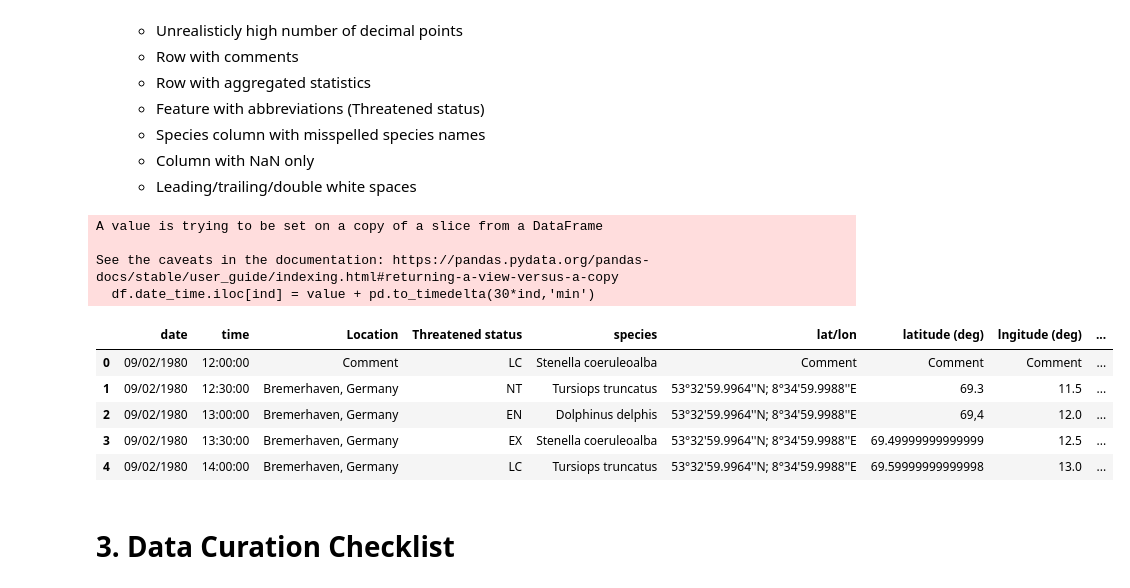
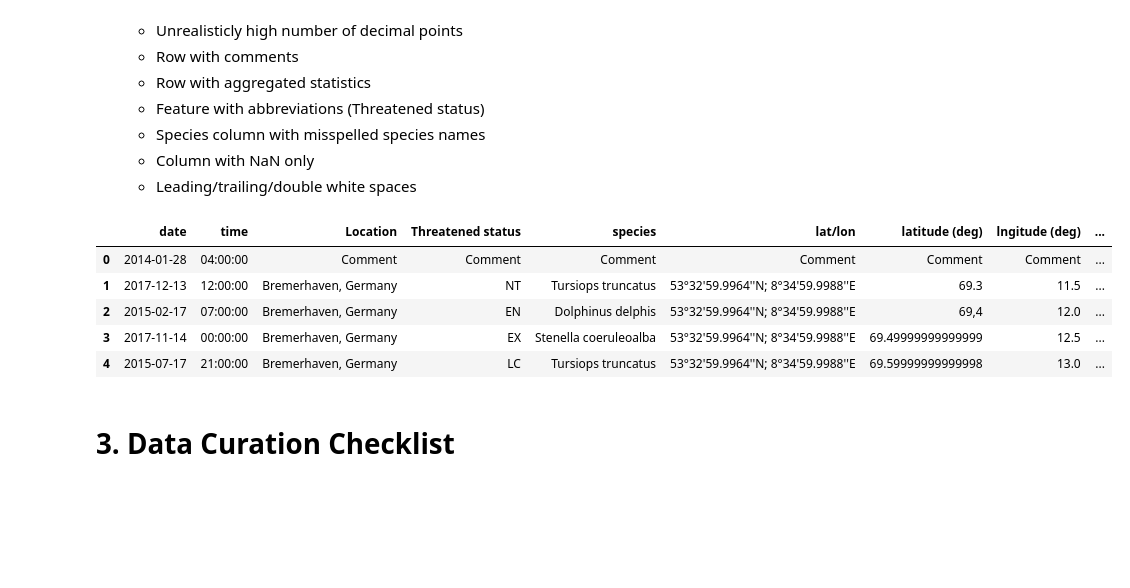
Before and after one commit to pangaea-data-publisher/community-workshop-material, a Jupyter notebook: Python/Data_curation_checklist/Data_curation_checklist.ipynb, the cells around one changed output. Saved outputs shown, nothing was run; the diff lists cells and outputs as text; code cells hidden in the pictures; blank space fills up the shorter version.

Commit message:
Changed date generation for test data table

```diff
--- a/Python/Data_curation_checklist/Data_curation_checklist.ipynb
+++ b/Python/Data_curation_checklist/Data_curation_checklist.ipynb
@@ -49,27 +46,18 @@ Requirement already satisfied: certifi in c:\users\marum2022\documents\marum\pyt
 # %%
 # Function to create fake data
 def create_fake_df():
-  lat = np.arange(start = 69.2, stop = 89, step = 0.1).reshape(-1)
-  lon = np.arange(start = 11, stop = 110, step = 0.5).reshape(-1)
-  depth =  np.arange(start = 1, stop = 100, step = 0.5).reshape(-1)
-  temp = np.random.rand(len(depth),1).reshape(-1)
+  # Add numeric features
+  df = pd.DataFrame()
+  df['latitude (deg)'] = np.arange(start = 69.2, stop = 89, step = 0.1).reshape(-1)
+  df['lngitude (deg)'] = np.arange(start = 11, stop = 110, step = 0.5).reshape(-1)
+  df['water depth (cm)'] = np.arange(start = 1, stop = 100, step = 0.5).reshape(-1)
+  df['water temperature (degC)'] = np.random.rand(len(df),1).reshape(-1)
 
-  # convert to dataframe
-  df = pd.DataFrame()
-  df['latitude (deg)'] = lat
-  df['lngitude (deg)'] = lon
-  df['water depth (cm)'] = depth
-  df['water temperature (degC)'] = temp
+  # Add object feature
   df['Location'] = "Bremerhaven, Germany"
 
   # Add geolocations in degrees and in a single field
   df['lat/lon'] = "53°32'59.9964''N; 8°34'59.9988''E"
-
-  # Add row with comments
-  df.loc[0] = df.shape[1]*["Comment"]
-
-  # Add row at the end with sum
-  df.loc[len(df)] = df.shape[1]*["Total sum"]
 
   # Create parameter with abbreviations
   threatened_status = 100*["LC", "NT", "EN", "EX"]
@@ -79,24 +67,27 @@ def create_fake_df():
   species = 100*["Stenella coeruleoalba", "Tursiops truncatus", "Dolphinus delphis"]
   df['species'] = species[0:len(df)]
 
+  # Add row with comments
+  df.loc[0] = df.shape[1]*["Comment"]
+
+  # Add row at the end with "Total sum"
+  df.loc[len(df)] = df.shape[1]*["Total sum"]
+
+
   # Add empty column
   df['Empty'] = np.nan
 
 
   ## Date and time manipulations
-  # add constant time stamp
-  df['date_time'] = pd.Timestamp('1980-02-09 12:00')
-  # let time vary
-  for ind,value in df.date_time.iteritems():
-      df.date_time.iloc[ind] = value + pd.to_timedelta(30*ind,'min')
-
-  # seperate date and time columns
-  df['date'] = df['date_time'].dt.date
-  df['time'] = df['date_time'].dt.time.astype(str)
-
-  # Reformat date format
-  df['date'] = pd.to_datetime(df['date'], format = '%Y-%m-%d', utc=True).dt.strftime('%d/%m/%Y')
-
+  # Add date and time columns
+  sdate = date(2010,3,22)   # start date
+  edate = date(2021,4,9)   # end date
+  # Generate date and time range
+  date_time_range = pd.date_range(sdate,edate-timedelta(days=1),freq='h')
+  # Sample random date
+  df['date'] = random.sample(date_time_range.date.tolist(), len(df))
+  # Sample random time
+  df['time'] = random.sample(date_time_range.time.tolist(), len(df))
 
   ## Manipulate values
 
@@ -104,44 +95,40 @@ def create_fake_df():
   df['Location'] = df['Location'].str.rjust(3, " ")
   df['Location'] = df['Location'].str.ljust(2, " ")
   # Add double white spaces in between strings
   df.loc[2,'Location'] = 'Bremerhaven,     Germany'
 
   # Add comma separated value to latitude
   df['latitude (deg)'] = df['latitude (deg)'].astype(str)
   df.loc[2,'latitude (deg)'] = "69,4"
 
   # Add missing values in different formats
   df['water depth (cm)'] = df['water depth (cm)'].astype(str)
   df.loc[1,'water depth (cm)'] = "-999.9"
   df.loc[2,'water depth (cm)'] = "n/a"
 
   # sort columns
-  df = df[['date','time', 'Location', 'Threatened status', 'species', 'lat/lon', 'latitude (deg)', 'lngitude (deg)', 'water depth (cm)',
-           'water temperature (degC)', 'Empty']]
+  df = df[['date','time', 'Location', 'Threatened status', 'species', 'lat/lon', 'latitude (deg)',
+          'lngitude (deg)', 'water depth (cm)', 'water temperature (degC)', 'Empty']]
 
   ## Save as csv file
   #datapath = '/isibhv/projects/p_pangaea_proces/kriemann/community_workshop_stuff/'
   #df.to_csv((datapath+'test_data.csv'),index=False,sep=',')
   df.to_csv(('test_data.csv'), index=False, sep=',')
 
   # Show data table
   df.head(3)
 
   return df
 
 df = create_fake_df()
 df.head()
 # %% [output]
-A value is trying to be set on a copy of a slice from a DataFrame
-
-See the caveats in the documentation: https://pandas.pydata.org/pandas-docs/stable/user_guide/indexing.html#returning-a-view-versus-a-copy
-  df.date_time.iloc[ind] = value + pd.to_timedelta(30*ind,'min')
 |  | date | time | Location | Threatened status | species | lat/lon | latitude (deg) | lngitude (deg) | ... |
-| 0 | 09/02/1980 | 12:00:00 | Comment | LC | Stenella coeruleoalba | Comment | Comment | Comment | ... |
-| 1 | 09/02/1980 | 12:30:00 | Bremerhaven, Germany | NT | Tursiops truncatus | 53°32'59.9964''N; 8°34'59.9988''E | 69.3 | 11.5 | ... |
-| 2 | 09/02/1980 | 13:00:00 | Bremerhaven, Germany | EN | Dolphinus delphis | 53°32'59.9964''N; 8°34'59.9988''E | 69,4 | 12.0 | ... |
-| 3 | 09/02/1980 | 13:30:00 | Bremerhaven, Germany | EX | Stenella coeruleoalba | 53°32'59.9964''N; 8°34'59.9988''E | 69.49999999999999 | 12.5 | ... |
-| 4 | 09/02/1980 | 14:00:00 | Bremerhaven, Germany | LC | Tursiops truncatus | 53°32'59.9964''N; 8°34'59.9988''E | 69.59999999999998 | 13.0 | ... |
+| 0 | 2014-01-28 | 04:00:00 | Comment | Comment | Comment | Comment | Comment | Comment | ... |
+| 1 | 2017-12-13 | 12:00:00 | Bremerhaven, Germany | NT | Tursiops truncatus | 53°32'59.9964''N; 8°34'59.9988''E | 69.3 | 11.5 | ... |
+| 2 | 2015-02-17 | 07:00:00 | Bremerhaven, Germany | EN | Dolphinus delphis | 53°32'59.9964''N; 8°34'59.9988''E | 69,4 | 12.0 | ... |
+| 3 | 2017-11-14 | 00:00:00 | Bremerhaven, Germany | EX | Stenella coeruleoalba | 53°32'59.9964''N; 8°34'59.9988''E | 69.49999999999999 | 12.5 | ... |
+| 4 | 2015-07-17 | 21:00:00 | Bremerhaven, Germany | LC | Tursiops truncatus | 53°32'59.9964''N; 8°34'59.9988''E | 69.59999999999998 | 13.0 | ... |
 # %% [markdown]
 # 3. Data Curation Checklist
 # %% [markdown]
```
Also changed, not shown: parts of 22 cells of this notebook, 1 other file.
